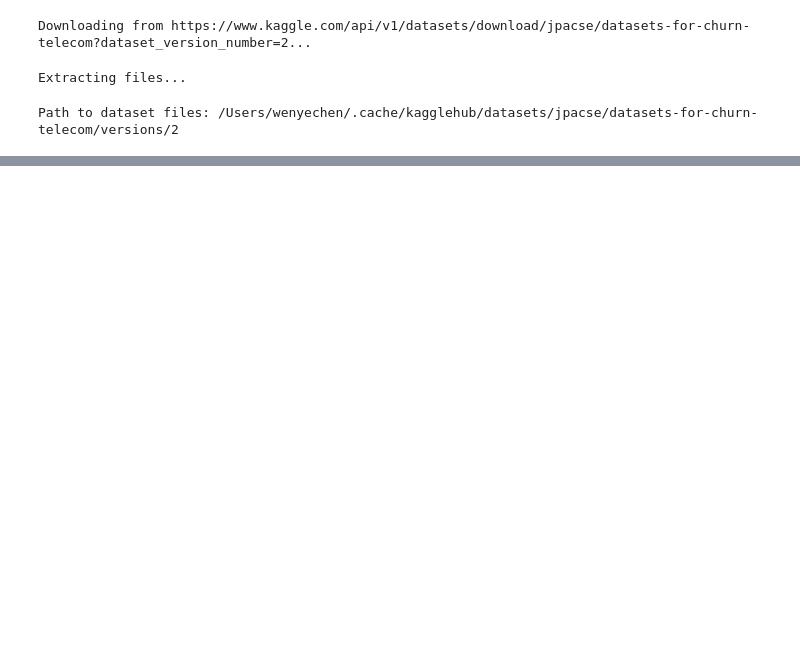
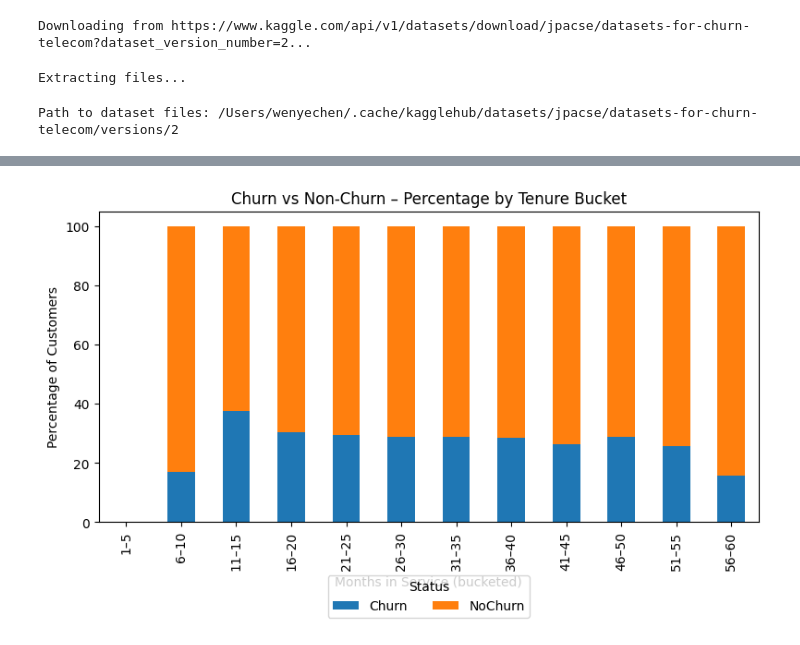
Before and after one commit to jycwy/MLOPs_zoomcamp_project, a Jupyter notebook: src/model training/data_eda.ipynb, the cells around one changed output, grey strips where cells are left out. Saved outputs shown, nothing was run; the diff lists cells and outputs as text; code cells hidden in the pictures; blank space fills up the shorter version.

```diff
--- a/src/model training/data_eda.ipynb
+++ b/src/model training/data_eda.ipynb
@@ -18,0 +108,41 @@ Path to dataset files: /Users/wenyechen/.cache/kagglehub/datasets/jpacse/dataset
+# %%
+bins   = list(range(0, 65, 5))           # [0, 5, 10, …, 60]
+labels = [f'{i+1}–{i+5}' for i in bins[:-1]]   # ['1–5', '6–10', …, '56–60']
+
+tenure['TenureBin'] = pd.cut(
+    tenure['MonthsInService'],
+    bins=bins,
+    labels=labels,
+    right=True,        # right edge is inclusive, so 10 falls into 1-10
+    include_lowest=True
+)
+
+bucket_counts = (
+    tenure.groupby('TenureBin')[['Churn', 'NoChurn']]
+          .sum()                       # raw counts per bucket
+)
+
+bucket_pct = (
+    bucket_counts
+      .div(bucket_counts.sum(axis=1), axis=0)   # divide by bucket total
+      .mul(100)                                 # convert to %
+      .round(2)
+)
+
+fig, ax = plt.subplots(figsize=(8, 5))
+
+bucket_pct.plot(
+    kind='bar',
+    stacked=True,
+    ax=ax
+)
+
+ax.set_ylabel('Percentage of Customers')
+ax.set_xlabel('Months in Service (bucketed)')
+ax.set_title('Churn vs Non-Churn – Percentage by Tenure Bucket')
+ax.legend(title='Status', loc='upper center', bbox_to_anchor=(0.5, -0.15), ncol=2)
+
+plt.tight_layout()
+plt.show()
+# %% [output]
+[figure, added]
```
Also changed, not shown: parts of 12 cells of this notebook, 3 other files.
